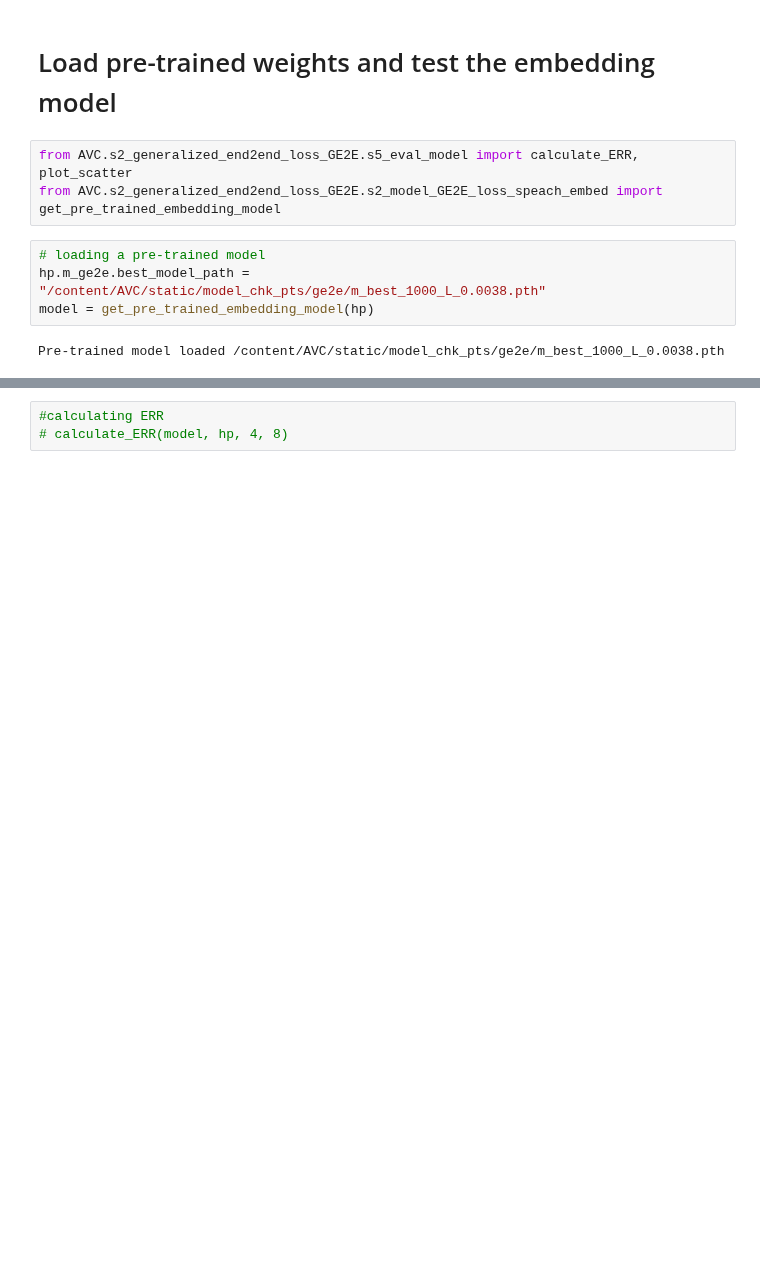
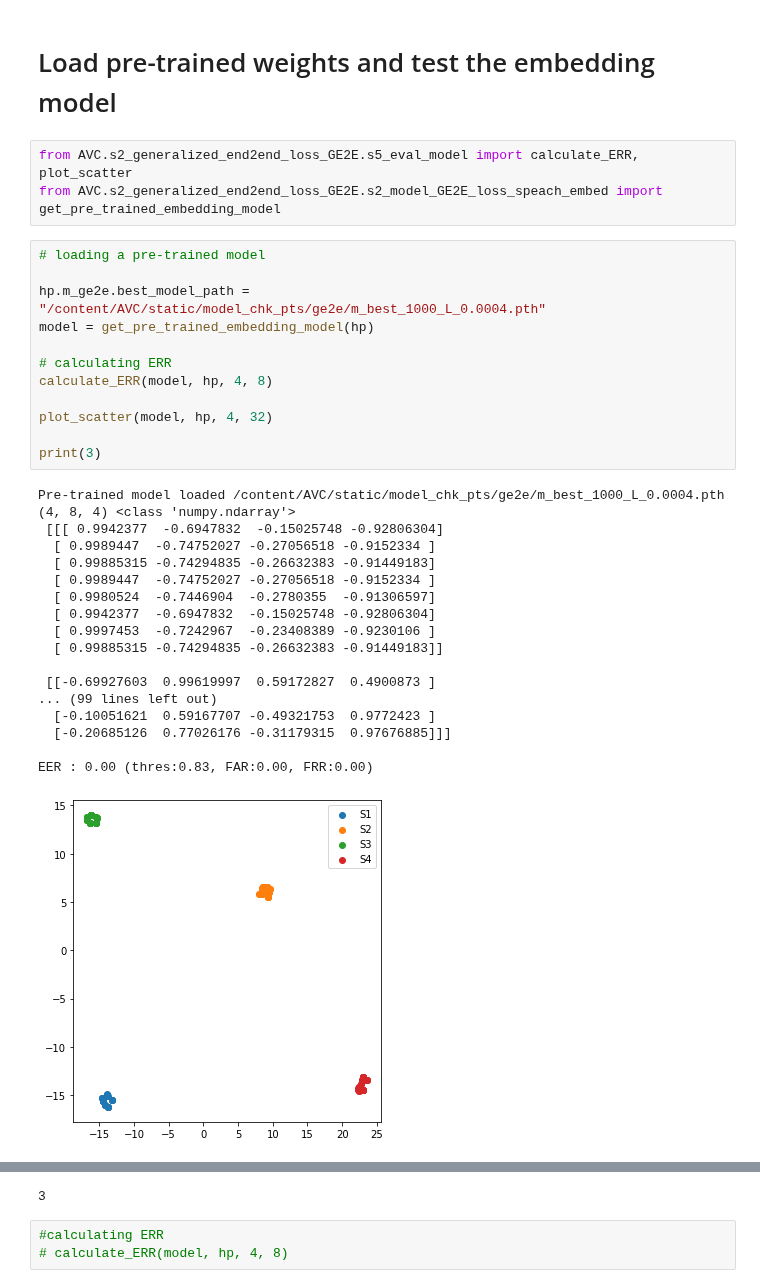
Before and after one commit to gkv856/KaggleData, a Jupyter notebook: S1_prepare_embedding_model_AutoVC.ipynb, the cells around one changed output, grey strips where cells are left out. Saved outputs shown, nothing was run; the diff lists cells and outputs as text; blank space fills up the shorter version.

```diff
--- a/S1_prepare_embedding_model_AutoVC.ipynb
+++ b/S1_prepare_embedding_model_AutoVC.ipynb
@@ -115,7 +125,32 @@ from AVC.s2_generalized_end2end_loss_GE2E.s5_eval_model import calculate_ERR, pl
 from AVC.s2_generalized_end2end_loss_GE2E.s2_model_GE2E_loss_speach_embed import  get_pre_trained_embedding_model
 # %%
 # loading a pre-trained model
-hp.m_ge2e.best_model_path = "/content/AVC/static/model_chk_pts/ge2e/m_best_1000_L_0.0038.pth"
+
+hp.m_ge2e.best_model_path = "/content/AVC/static/model_chk_pts/ge2e/m_best_1000_L_0.0004.pth"
 model = get_pre_trained_embedding_model(hp)
+
+# calculating ERR
+calculate_ERR(model, hp, 4, 8)
+
+plot_scatter(model, hp, 4, 32)
+
+print(3)
 # %% [output]
-Pre-trained model loaded /content/AVC/static/model_chk_pts/ge2e/m_best_1000_L_0.0038.pth
+Pre-trained model loaded /content/AVC/static/model_chk_pts/ge2e/m_best_1000_L_0.0004.pth
+(4, 8, 4) <class 'numpy.ndarray'>
+ [[[ 0.9942377  -0.6947832  -0.15025748 -0.92806304]
+  [ 0.9989447  -0.74752027 -0.27056518 -0.9152334 ]
+  [ 0.99885315 -0.74294835 -0.26632383 -0.91449183]
+  [ 0.9989447  -0.74752027 -0.27056518 -0.9152334 ]
+  [ 0.9980524  -0.7446904  -0.2780355  -0.91306597]
+  [ 0.9942377  -0.6947832  -0.15025748 -0.92806304]
+  [ 0.9997453  -0.7242967  -0.23408389 -0.9230106 ]
+  [ 0.99885315 -0.74294835 -0.26632383 -0.91449183]]
+
+ [[-0.69927603  0.99619997  0.59172827  0.4900873 ]
+... (99 lines left out)
+  [-0.10051621  0.59167707 -0.49321753  0.9772423 ]
+  [-0.20685126  0.77026176 -0.31179315  0.97676885]]]
+
+EER : 0.00 (thres:0.83, FAR:0.00, FRR:0.00)
+[figure, added]
@@ -122,3 +159,4 @@ Pre-trained model loaded /content/AVC/static/model_chk_pts/ge2e/m_best_1000_L_0.
+3
 # %%
 #calculating ERR
 # calculate_ERR(model, hp, 4, 8)
```
Also changed, not shown: parts of 7 cells of this notebook.
